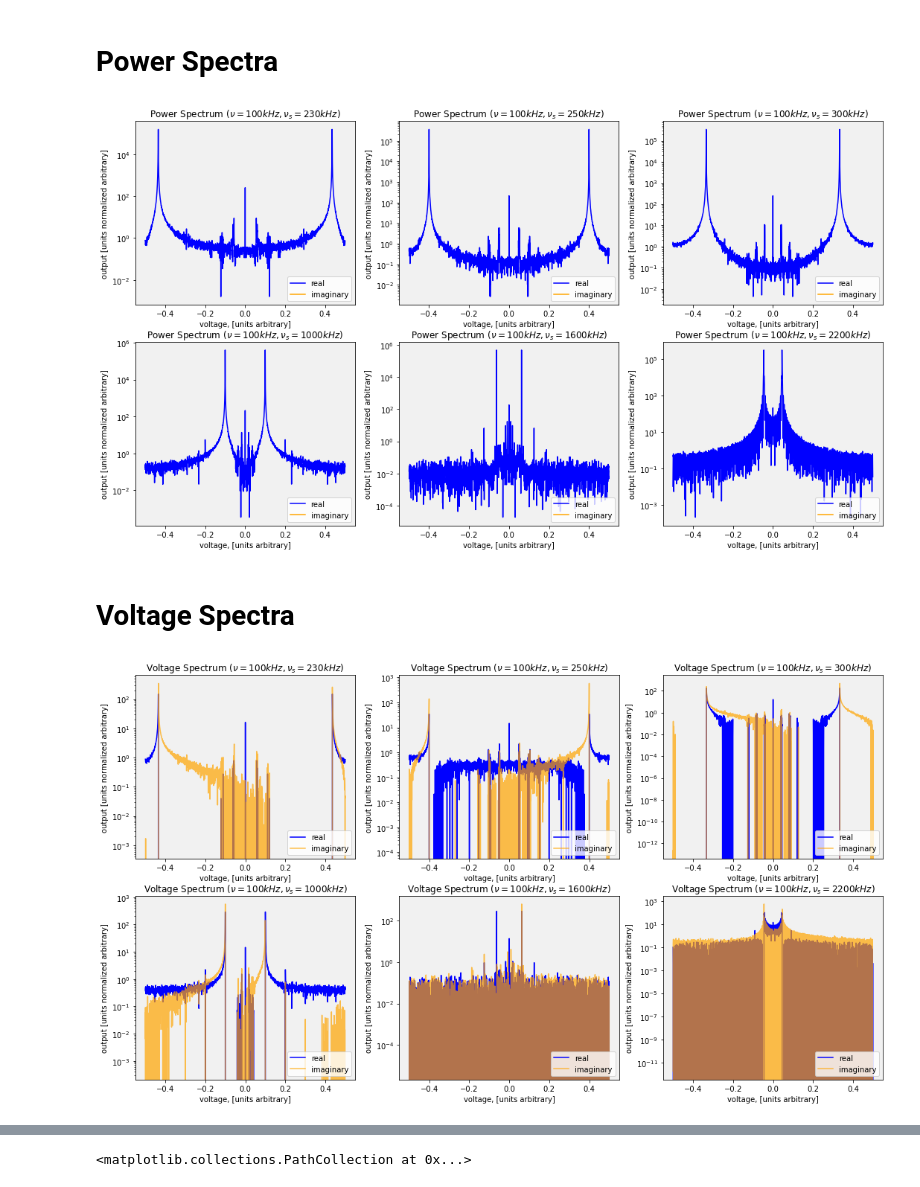
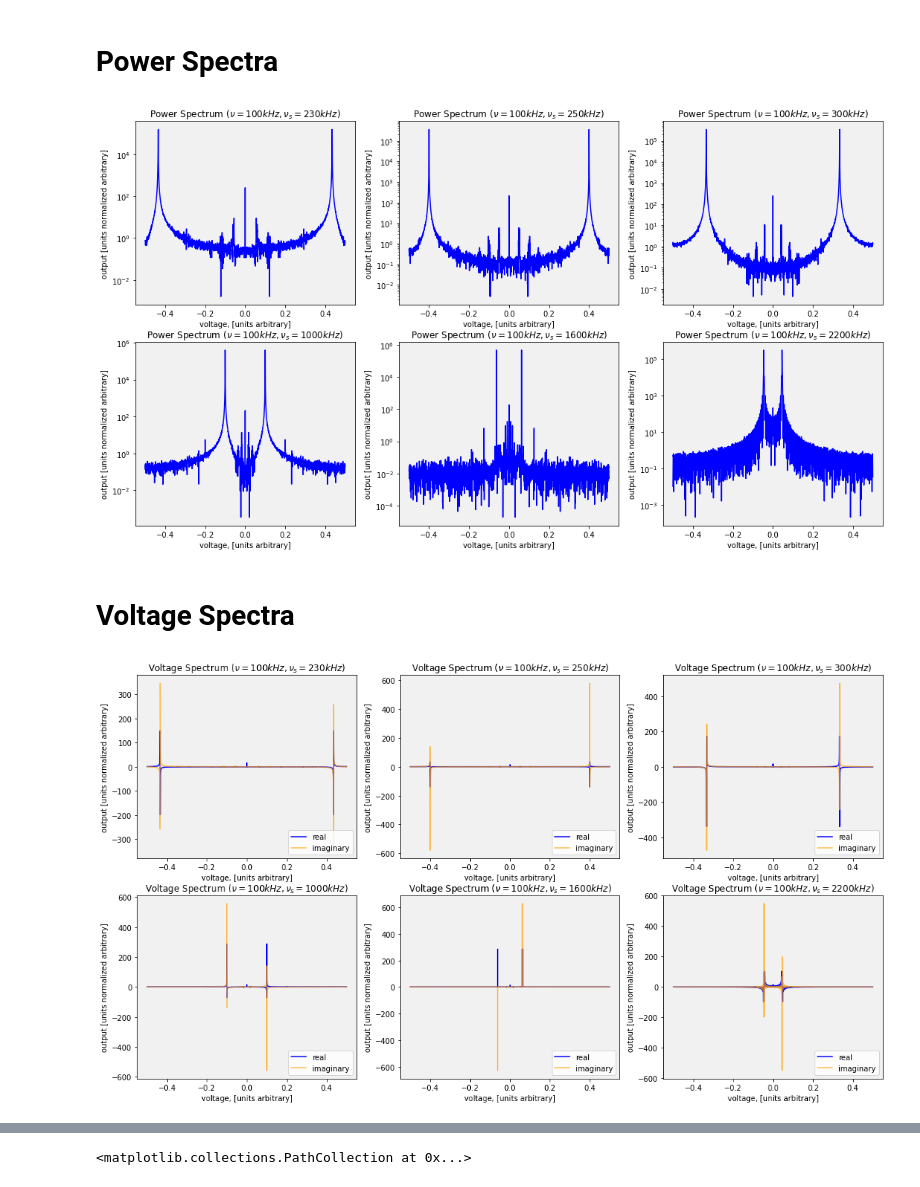
Before and after one commit to nolanylee/astro121lab, a Jupyter notebook: Sec_5_Better_Data.ipynb, the cells around one changed output, grey strips where cells are left out. Saved outputs shown, nothing was run; the diff lists cells and outputs as text; code cells hidden in the pictures.

```diff
--- a/Sec_5_Better_Data.ipynb
+++ b/Sec_5_Better_Data.ipynb
@@ -9,7 +11,7 @@ from scipy import signal
 # Load Data Acquired on 01/28/22 (fixed clipping issue via attenuator)
 # %%
 #Load Data
-test_data = pd.read_csv('data_012822') #load dataframe
+test_data = pd.read_csv('data/data_012822') #load dataframe
 # %%
 #experimentation cell
 
@@ -61,36 +63,34 @@ for i, vax in enumerate(axes):
         k = 3*i + j
         hax.set_title(r'Power Spectrum $(\nu = 100 kHz, \nu_s ='+titles[k][5:]+'kHz)$')
         hax.plot(power_spec(f'{titles[k]}')[0], power_spec(f'{titles[k]}')[1].real, color = 'blue', label='real')
-        hax.plot(power_spec(f'{titles[k]}')[0], power_spec(f'{titles[k]}')[1].imag, color = 'orange', label='imaginary')
         #used blue-orange color scheme out of color-blindness considerations^
         hax.set_yscale('log') #comment this line out for linear scale
         hax.set_facecolor('#f1f1f1')
         hax.set_xlabel('voltage, [units arbitrary]')
         hax.set_ylabel(r'output [units normalized arbitrary]')
-        hax.legend(loc = 4, )
 # %% [output]
-[figure, old version]
+[figure, new version]
 # %% [markdown]
 # Voltage Spectra
 # %%
 
 fig, axes = plt.subplots(2, 3, figsize=(18, 10), squeeze=True, facecolor = 'white')
 plt.title('Voltage Spectra')
 
 for i, vax in enumerate(axes):
     for j, hax in enumerate(vax):
         k = 3*i + j
         hax.set_title(r'Voltage Spectrum $(\nu = 100 kHz, \nu_s ='+titles[k][5:]+'kHz)$')
         hax.plot(volt_spec(f'{titles[k]}')[0], volt_spec(f'{titles[k]}')[1].real, color = 'blue', label='real')
         hax.plot(volt_spec(f'{titles[k]}')[0], volt_spec(f'{titles[k]}')[1].imag, color = 'orange', alpha = 0.7, label='imaginary')
         #used blue-orange color scheme out of color-blindness considerations^
-        hax.set_yscale('log') #comment this line out for linear scale
+        #hax.set_yscale('log') #comment this line out for linear scale
         hax.set_facecolor('#f1f1f1')
         hax.set_xlabel('voltage, [units arbitrary]')
         hax.set_ylabel(r'output [units normalized arbitrary]')
         hax.legend(loc = 4, )
 # %% [output]
-[figure, old version]
+[figure, new version]
 # %%
 pspec1 = power_spec(f'{titles[0]}') #load data in this cell so we don't have to load it repeatedly
 pspec5 = power_spec(f'{titles[4]}')
```
Also changed, not shown: parts of 7 cells of this notebook.
